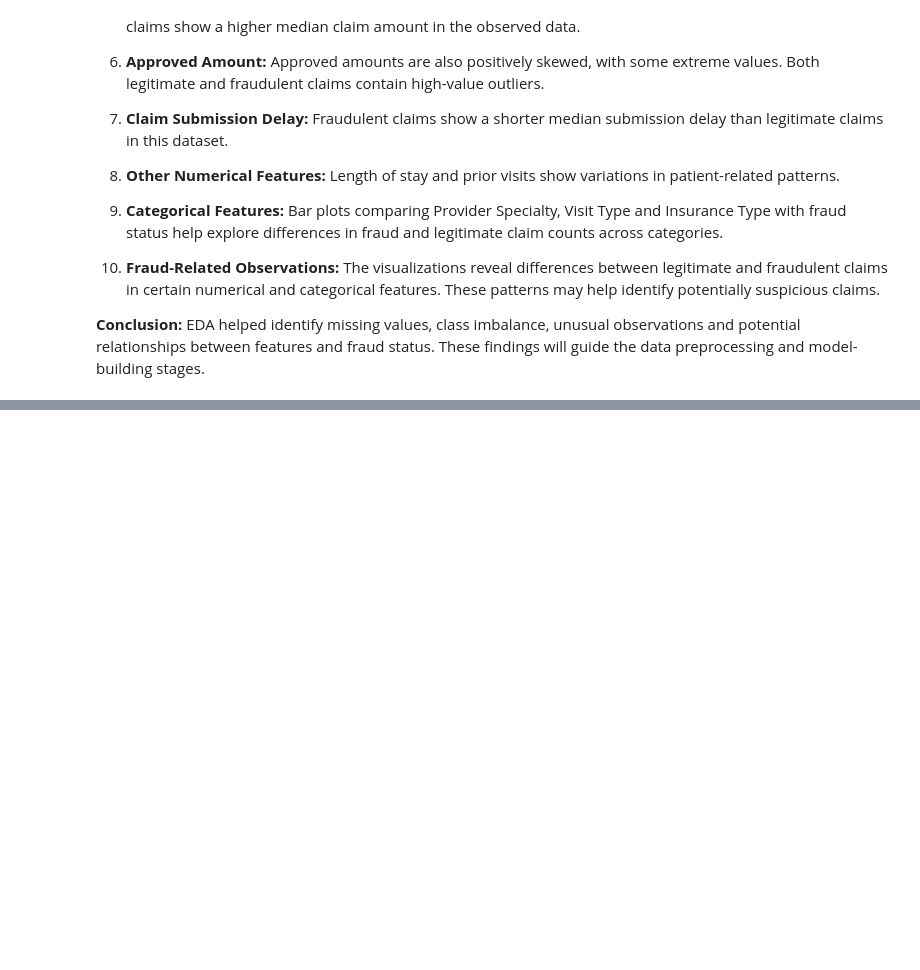
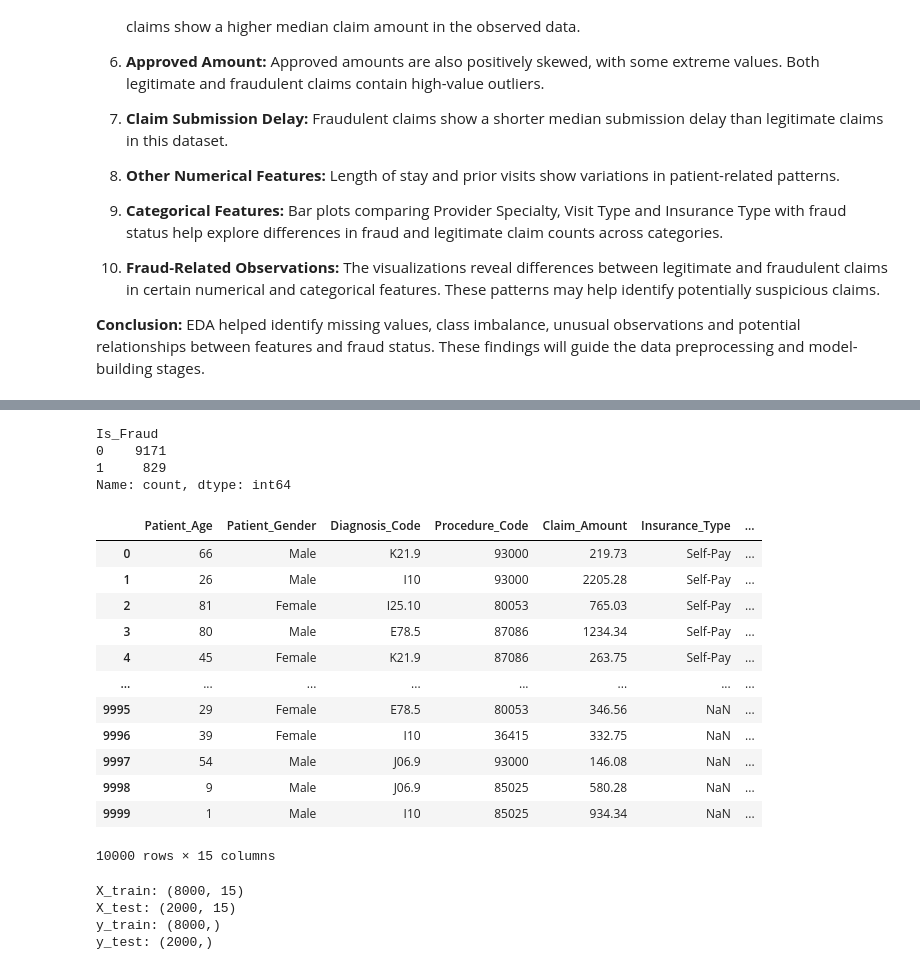
Before and after one commit to adithya736/healthcare-insurance-fraud-detection, a Jupyter notebook: Healthcare_Insurance_Fraud_Detection.ipynb, the cells around one changed output, grey strips where cells are left out. Cells and saved outputs as stored; diff of their text form; code cells hidden in the pictures; blank space fills up the shorter version.

```diff
--- a/Healthcare_Insurance_Fraud_Detection.ipynb
+++ b/Healthcare_Insurance_Fraud_Detection.ipynb
@@ -492,0 +531,24 @@ The dataset contains 10,000 records and 21 columns related to healthcare insuran
+# %%
+y.value_counts()
+# %% [output]
+Is_Fraud
+0    9171
+1     829
+Name: count, dtype: int64
+# %%
+X = df.drop(columns=['Is_Fraud', 'Fraud_Label','Claim_ID','Provider_ID','Approved_Amount','Claim_Status'])
+X
+# %% [output]
+|  | Patient_Age | Patient_Gender | Diagnosis_Code | Procedure_Code | Claim_Amount | Insurance_Type | ... |
+| 0 | 66 | Male | K21.9 | 93000 | 219.73 | Self-Pay | ... |
+| 1 | 26 | Male | I10 | 93000 | 2205.28 | Self-Pay | ... |
+| 2 | 81 | Female | I25.10 | 80053 | 765.03 | Self-Pay | ... |
+| 3 | 80 | Male | E78.5 | 87086 | 1234.34 | Self-Pay | ... |
+| 4 | 45 | Female | K21.9 | 87086 | 263.75 | Self-Pay | ... |
+| ... | ... | ... | ... | ... | ... | ... | ... |
+| 9995 | 29 | Female | E78.5 | 80053 | 346.56 | NaN | ... |
+| 9996 | 39 | Female | I10 | 36415 | 332.75 | NaN | ... |
+| 9997 | 54 | Male | J06.9 | 93000 | 146.08 | NaN | ... |
+| 9998 | 9 | Male | J06.9 | 85025 | 580.28 | NaN | ... |
+| 9999 | 1 | Male | I10 | 85025 | 934.34 | NaN | ... |
+10000 rows × 15 columns
@@ -492,0 +559,10 @@ The dataset contains 10,000 records and 21 columns related to healthcare insuran
+# %%
+print("X_train:", X_train.shape)
+print("X_test:", X_test.shape)
+print("y_train:", y_train.shape)
+print("y_test:", y_test.shape)
+# %% [output]
+X_train: (8000, 15)
+X_test: (2000, 15)
+y_train: (8000,)
+y_test: (2000,)
```
Also changed, not shown: parts of 41 cells of this notebook.
